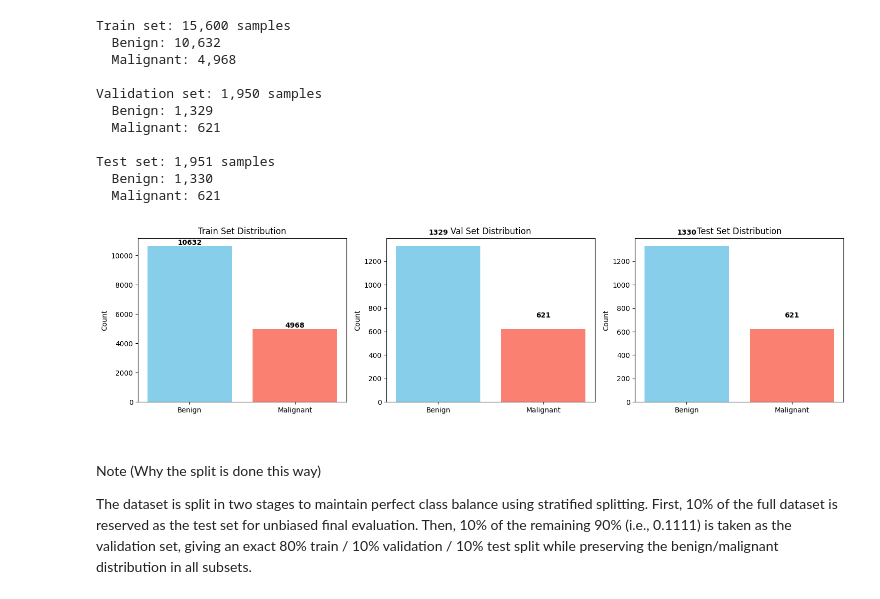
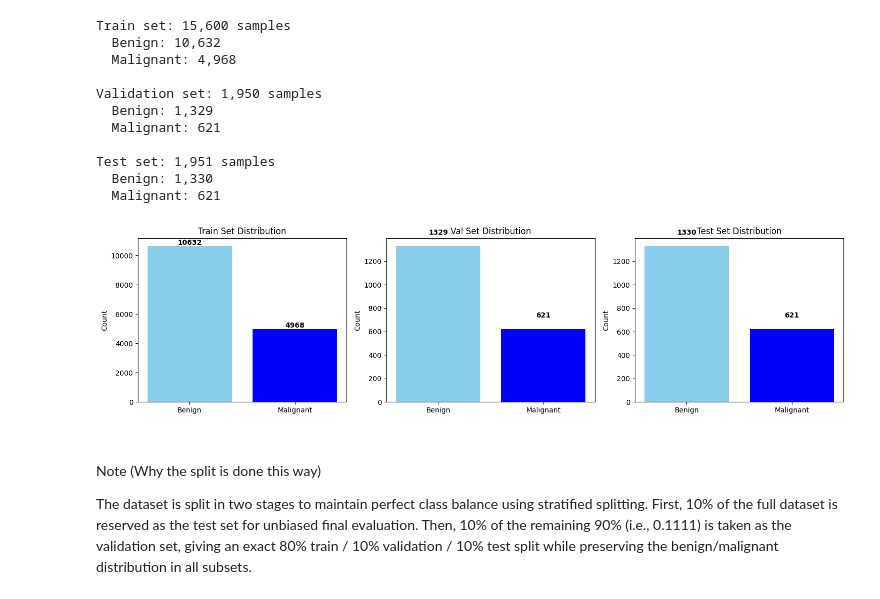
Before and after one commit to Raghad-Odwan/DermAI_Final_Training, a Jupyter notebook: DermAI_FinalTraining_Model_.ipynb, the cells around one changed output. Cells and saved outputs as stored; diff of their text form; code cells hidden in the pictures.

```diff
--- a/DermAI_FinalTraining_Model_.ipynb
+++ b/DermAI_FinalTraining_Model_.ipynb
@@ -208,18 +208,18 @@ Test set: 1,951 samples
 # %%
 # Visualize distribution
 fig, axes = plt.subplots(1, 3, figsize=(15, 4))
 for ax, (name, data) in zip(axes, [('Train', train_df), ('Val', val_df), ('Test', test_df)]):
     counts = data['label_idx'].value_counts().sort_index()
-    ax.bar(['Benign', 'Malignant'], counts.values, color=['skyblue', 'salmon'])
+    ax.bar(['Benign', 'Malignant'], counts.values, color=['skyblue', 'blue'])
     ax.set_title(f'{name} Set Distribution')
     ax.set_ylabel('Count')
     for i, v in enumerate(counts.values):
         ax.text(i, v + 100, str(v), ha='center', fontweight='bold')
 plt.tight_layout()
 plt.savefig(os.path.join(PLOTS_DIR, 'data_split_distribution.png'), dpi=300, bbox_inches='tight')
 plt.show()
 # %% [output]
-[figure, old version]
+[figure, new version]
 # %% [markdown]
 #####
 
```
Also changed, not shown: parts of 6 cells of this notebook.
